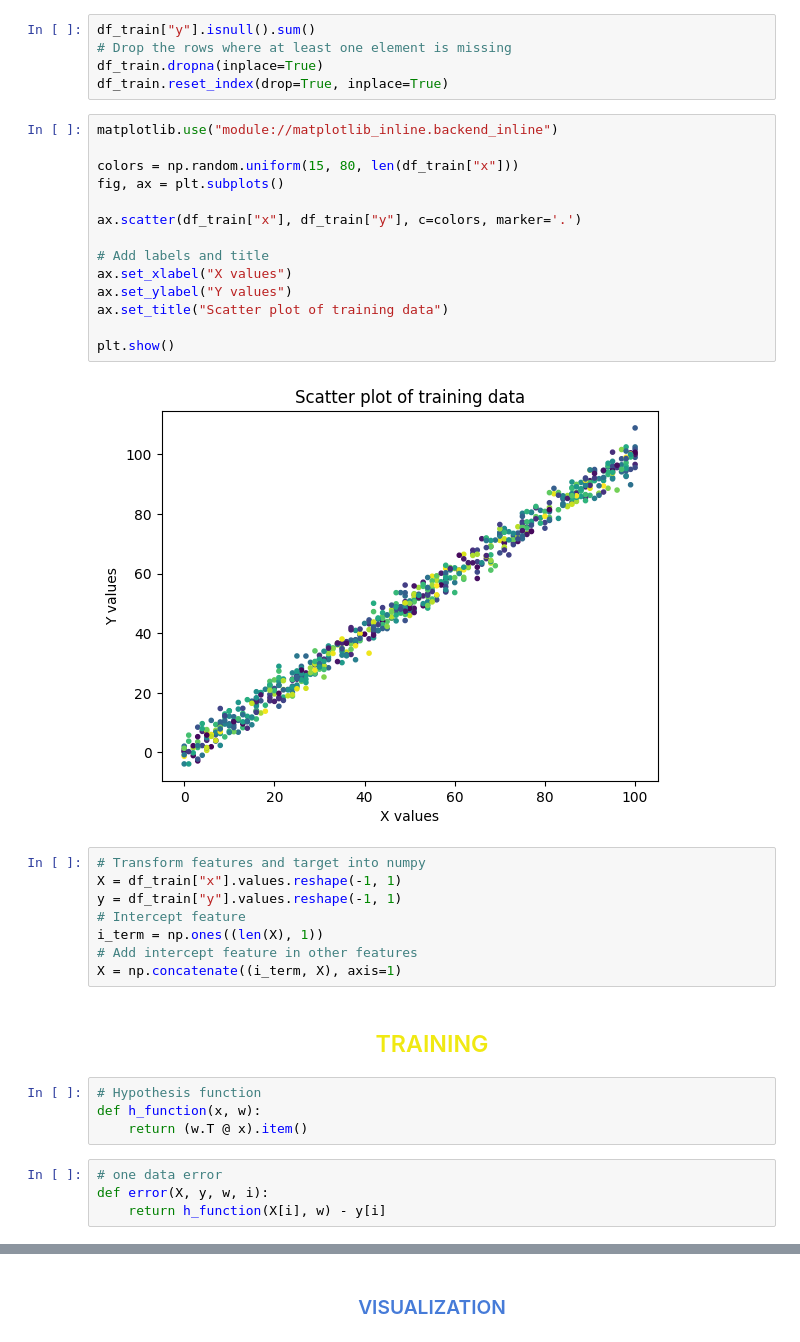
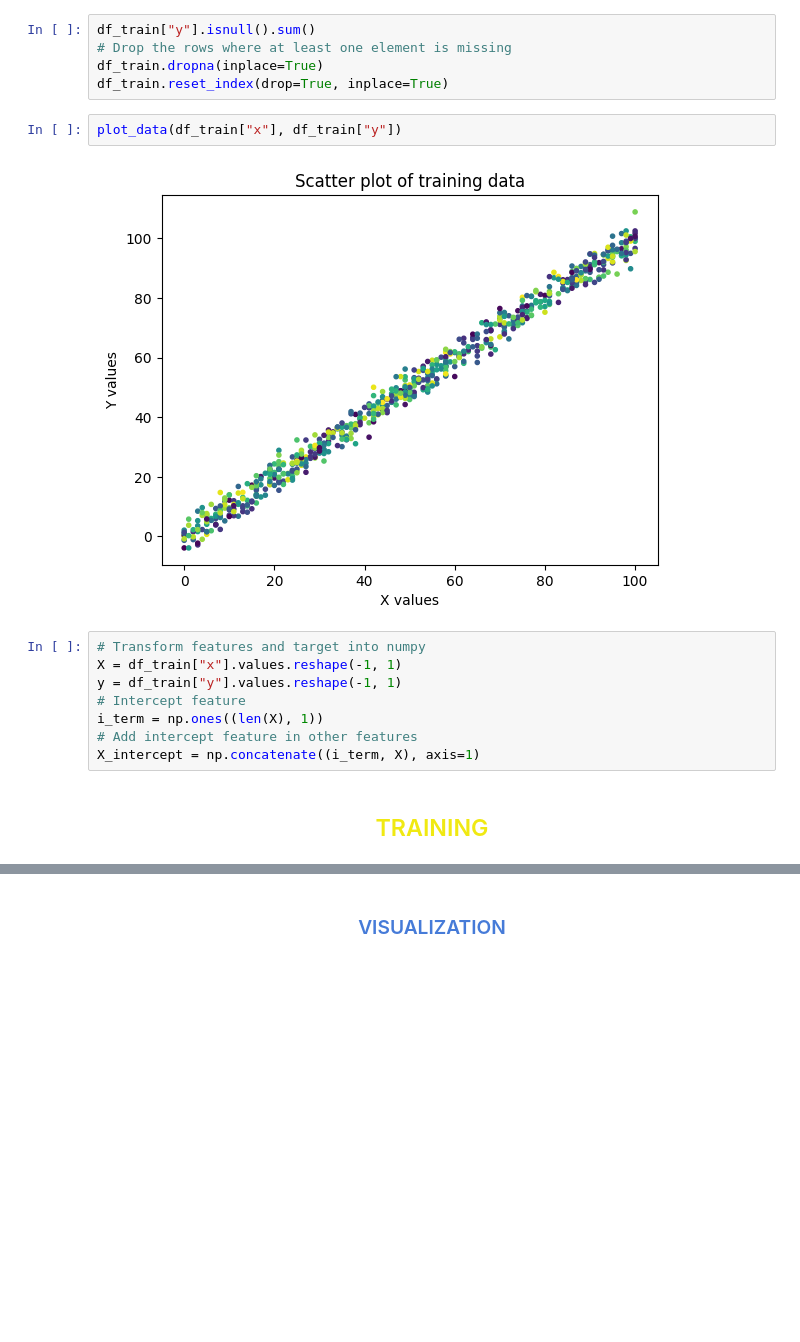
Before and after one commit to lategardener/CS229-from-scratch, a Jupyter notebook: LinearRegression/linear_regression.ipynb, the cells around one changed output, grey strips where cells are left out. Cells and saved outputs as stored; diff of their text form; blank space fills up the shorter version.

```diff
--- a/LinearRegression/linear_regression.ipynb
+++ b/LinearRegression/linear_regression.ipynb
@@ -30,21 +29,9 @@ df_train["y"].isnull().sum()
 df_train.dropna(inplace=True)
 df_train.reset_index(drop=True, inplace=True)
 # %%
-matplotlib.use("module://matplotlib_inline.backend_inline")
-
-colors = np.random.uniform(15, 80, len(df_train["x"]))
-fig, ax = plt.subplots()
-
-ax.scatter(df_train["x"], df_train["y"], c=colors, marker='.')
-
-# Add labels and title
-ax.set_xlabel("X values")
-ax.set_ylabel("Y values")
-ax.set_title("Scatter plot of training data")
-
-plt.show()
+plot_data(df_train["x"], df_train["y"])
 # %% [output]
-[figure, old version]
+[figure, new version]
 # %%
 # Transform features and target into numpy
 X = df_train["x"].values.reshape(-1, 1)
@@ -52,14 +39,6 @@ y = df_train["y"].values.reshape(-1, 1)
 # Intercept feature
 i_term = np.ones((len(X), 1))
 # Add intercept feature in other features
-X = np.concatenate((i_term, X), axis=1)
+X_intercept = np.concatenate((i_term, X), axis=1)
 # %% [markdown]
 <h2 align="center" style="color:#f0e912">TRAINING</h2>
-# %%
-# Hypothesis function
-def h_function(x, w):
-    return (w.T @ x).item()
-# %%
-# one data error
-def error(X, y, w, i):
-    return h_function(X[i], w) - y[i]
```
Also changed, not shown: parts of 7 cells of this notebook.
